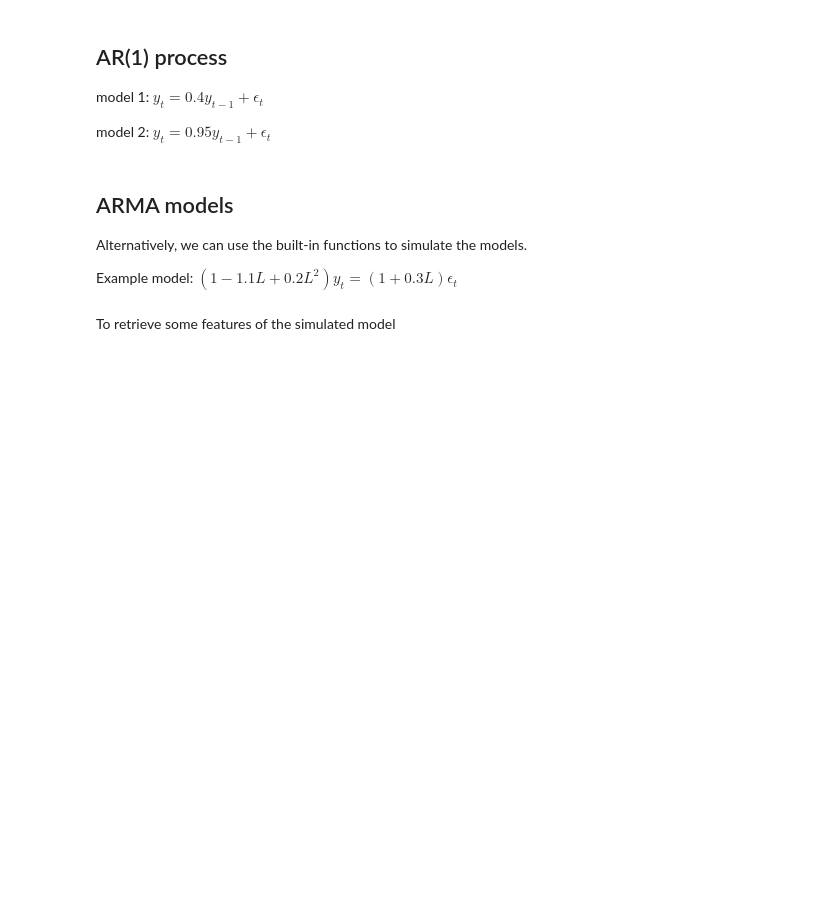
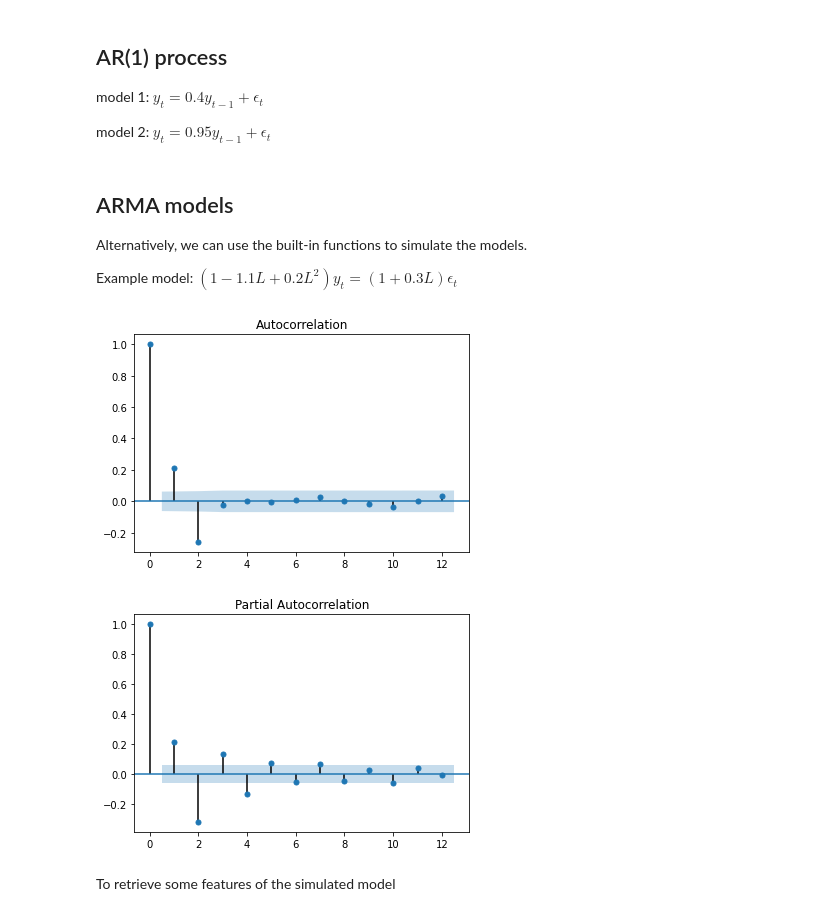
Before and after one commit to shihanxie/Econ475, a Jupyter notebook: 4_1_Cycles.ipynb, the cells around one changed output. Saved outputs shown, nothing was run; the diff lists cells and outputs as text; code cells hidden in the pictures; blank space fills up the shorter version.

```diff
--- a/4_1_Cycles.ipynb
+++ b/4_1_Cycles.ipynb
@@ -75,6 +57,17 @@ ax.legend(loc='upper left', fontsize = 'large')
 Alternatively, we can use the built-in functions to simulate the models.
 
 Example model: $(1-1.1L + 0.2L^2)y_t = (1+0.3L)\epsilon_t$
+# %%
+model_ar = smt.arima_process.ArmaProcess(ar = [1], ma = [1,0.9,-0.5])
+model_ar_data =  model_ar.generate_sample(1000, scale = 1)
+
+from statsmodels.graphics.tsaplots import plot_acf, plot_pacf
+plot_acf(model_ar_data, lags=12)
+plot_pacf(model_ar_data, lags=12)
+plt.show()
+# %% [output]
+[figure, added]
+[figure, added]
 # %%
 np.random.seed(1)
 model1 = smt.arima_process.ArmaProcess(ar = [1, -1.1, 0.2], ma = [1, 0.3])
```
Also changed, not shown: parts of 4 cells of this notebook.
